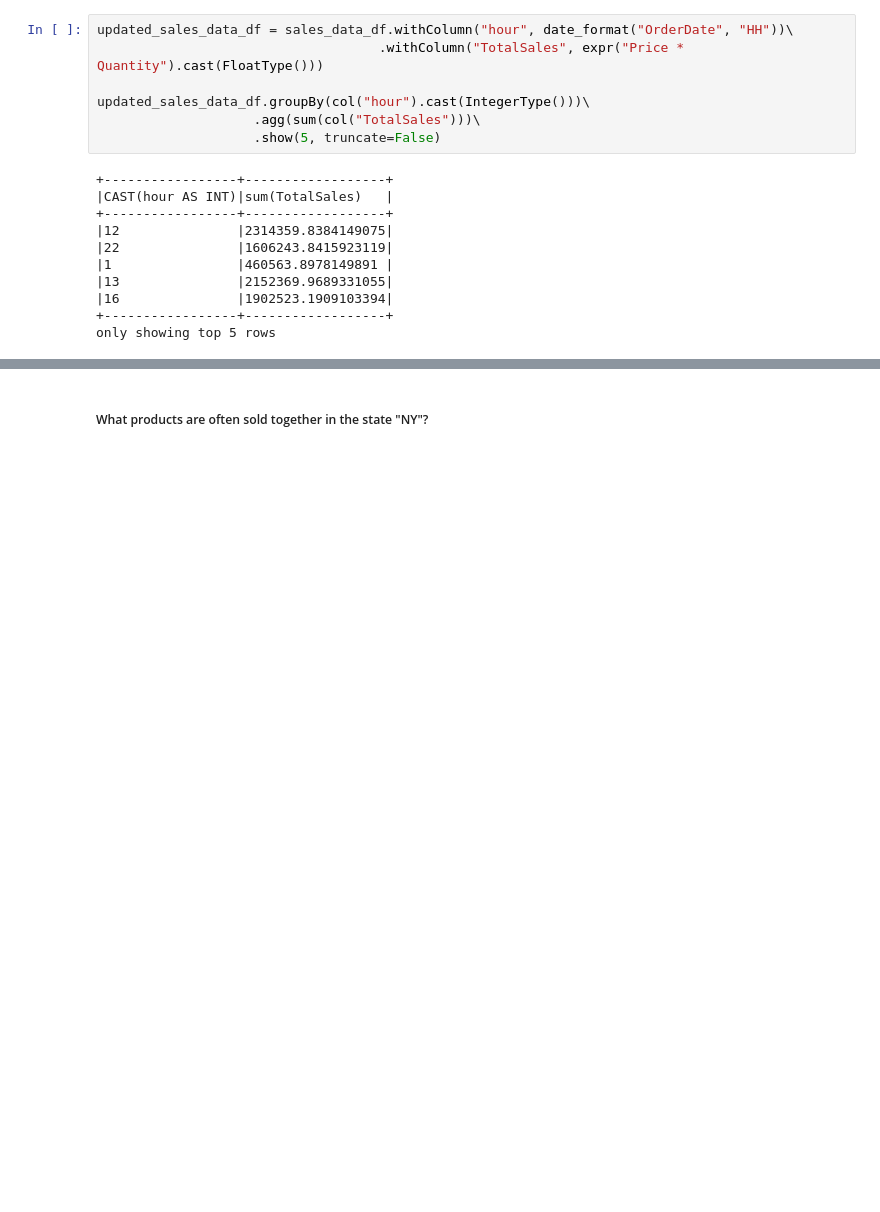
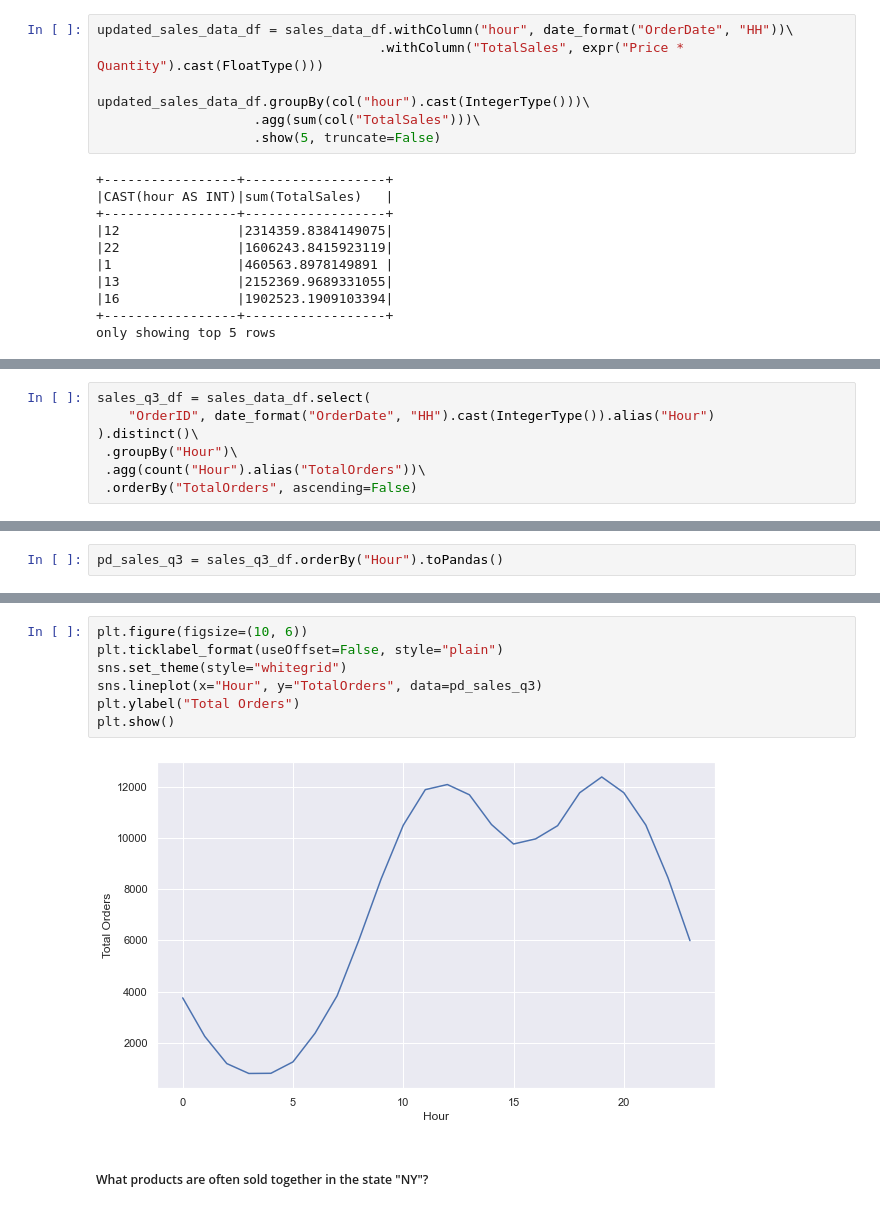
Before and after one commit to japerry911/Spark_Tutorials, a Jupyter notebook: challenges/challenge_3_sales_analytics/challenge_3.ipynb, the cells around one changed output, grey strips where cells are left out. Saved outputs shown, nothing was run; the diff lists cells and outputs as text; blank space fills up the shorter version.

```diff
--- a/challenges/challenge_3_sales_analytics/challenge_3.ipynb
+++ b/challenges/challenge_3_sales_analytics/challenge_3.ipynb
@@ -222,0 +318,7 @@ only showing top 5 rows
+# %%
+sales_q3_df = sales_data_df.select(
+    "OrderID", date_format("OrderDate", "HH").cast(IntegerType()).alias("Hour")
+).distinct()\
+ .groupBy("Hour")\
+ .agg(count("Hour").alias("TotalOrders"))\
+ .orderBy("TotalOrders", ascending=False)
@@ -222,0 +345,2 @@ only showing top 5 rows
+# %%
+pd_sales_q3 = sales_q3_df.orderBy("Hour").toPandas()
@@ -223,3 +367,12 @@ only showing top 5 rows
+# %%
+plt.figure(figsize=(10, 6))
+plt.ticklabel_format(useOffset=False, style="plain")
+sns.set_theme(style="whitegrid")
+sns.lineplot(x="Hour", y="TotalOrders", data=pd_sales_q3)
+plt.ylabel("Total Orders")
+plt.show()
+# %% [output]
+[figure, added]
 # %% [markdown]
 ##### What products are often sold together in the state "NY"?
 # %%
```
Also changed, not shown: parts of 19 cells of this notebook.
